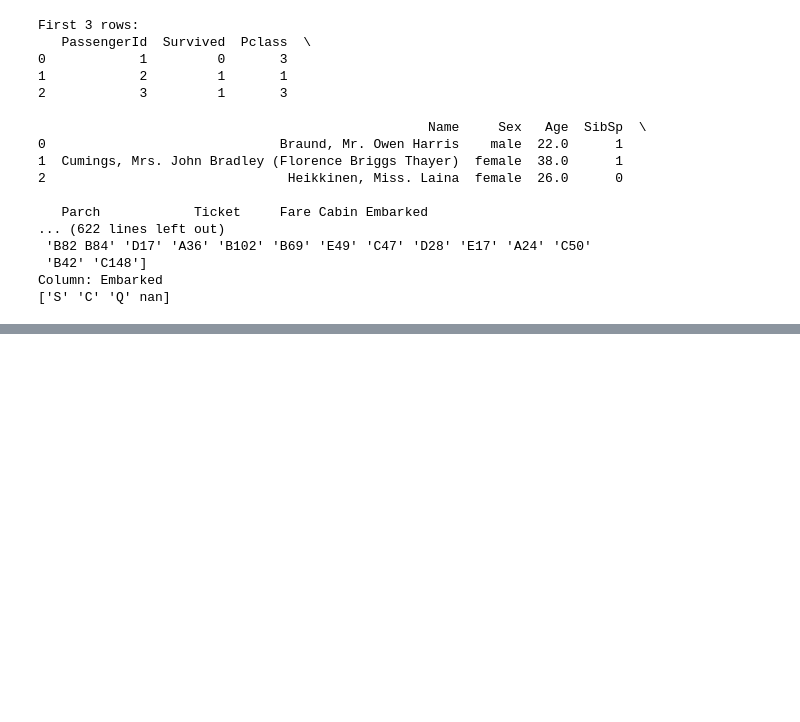
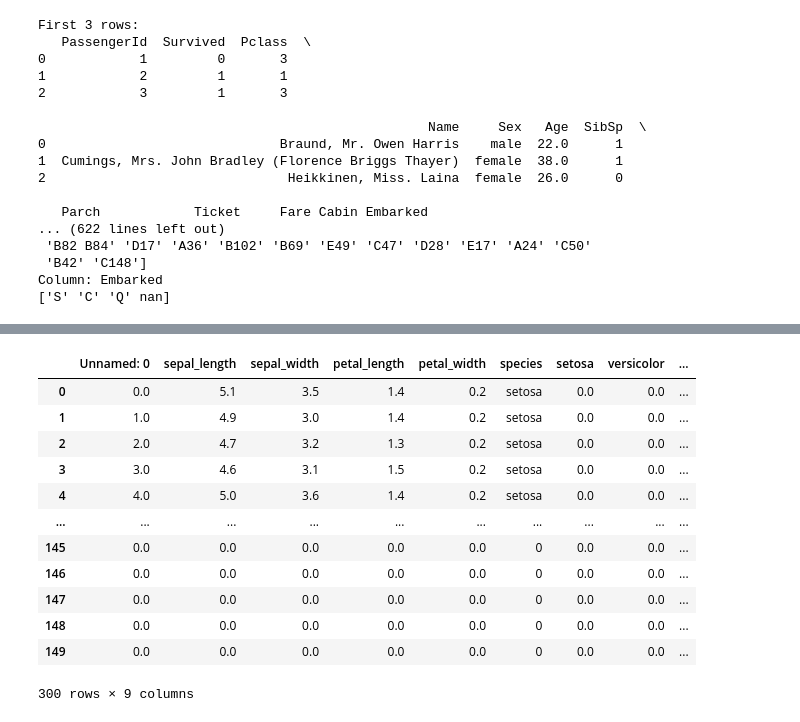
Before and after one commit to Fermin-Garcia/classification-exercises, a Jupyter notebook: classification_exercises.ipynb, the cells around one changed output, grey strips where cells are left out. Cells and saved outputs as stored; diff of their text form; code cells hidden in the pictures; blank space fills up the shorter version.

```diff
--- a/classification_exercises.ipynb
+++ b/classification_exercises.ipynb
@@ -112,0 +141,2 @@ Column: Embarked
+# %%
+df = df.rename(columns={'species_name': 'species'})
@@ -112,0 +163,3 @@ Column: Embarked
+# %%
+new_df =[df, pd.get_dummies(df['species'])]
+new_df
@@ -112,0 +184,20 @@ Column: Embarked
+# %%
+df = pd.concat(new_df)
+# %%
+df = df.replace(np.nan,0)
+# %%
+df
+# %% [output]
+|  | Unnamed: 0 | sepal_length | sepal_width | petal_length | petal_width | species | setosa | versicolor | ... |
+| 0 | 0.0 | 5.1 | 3.5 | 1.4 | 0.2 | setosa | 0.0 | 0.0 | ... |
+| 1 | 1.0 | 4.9 | 3.0 | 1.4 | 0.2 | setosa | 0.0 | 0.0 | ... |
+| 2 | 2.0 | 4.7 | 3.2 | 1.3 | 0.2 | setosa | 0.0 | 0.0 | ... |
+| 3 | 3.0 | 4.6 | 3.1 | 1.5 | 0.2 | setosa | 0.0 | 0.0 | ... |
+| 4 | 4.0 | 5.0 | 3.6 | 1.4 | 0.2 | setosa | 0.0 | 0.0 | ... |
+| ... | ... | ... | ... | ... | ... | ... | ... | ... | ... |
+| 145 | 0.0 | 0.0 | 0.0 | 0.0 | 0.0 | 0 | 0.0 | 0.0 | ... |
+| 146 | 0.0 | 0.0 | 0.0 | 0.0 | 0.0 | 0 | 0.0 | 0.0 | ... |
+| 147 | 0.0 | 0.0 | 0.0 | 0.0 | 0.0 | 0 | 0.0 | 0.0 | ... |
+| 148 | 0.0 | 0.0 | 0.0 | 0.0 | 0.0 | 0 | 0.0 | 0.0 | ... |
+| 149 | 0.0 | 0.0 | 0.0 | 0.0 | 0.0 | 0 | 0.0 | 0.0 | ... |
+300 rows × 9 columns
```
Also changed, not shown: parts of 23 cells of this notebook, 8 other files.
